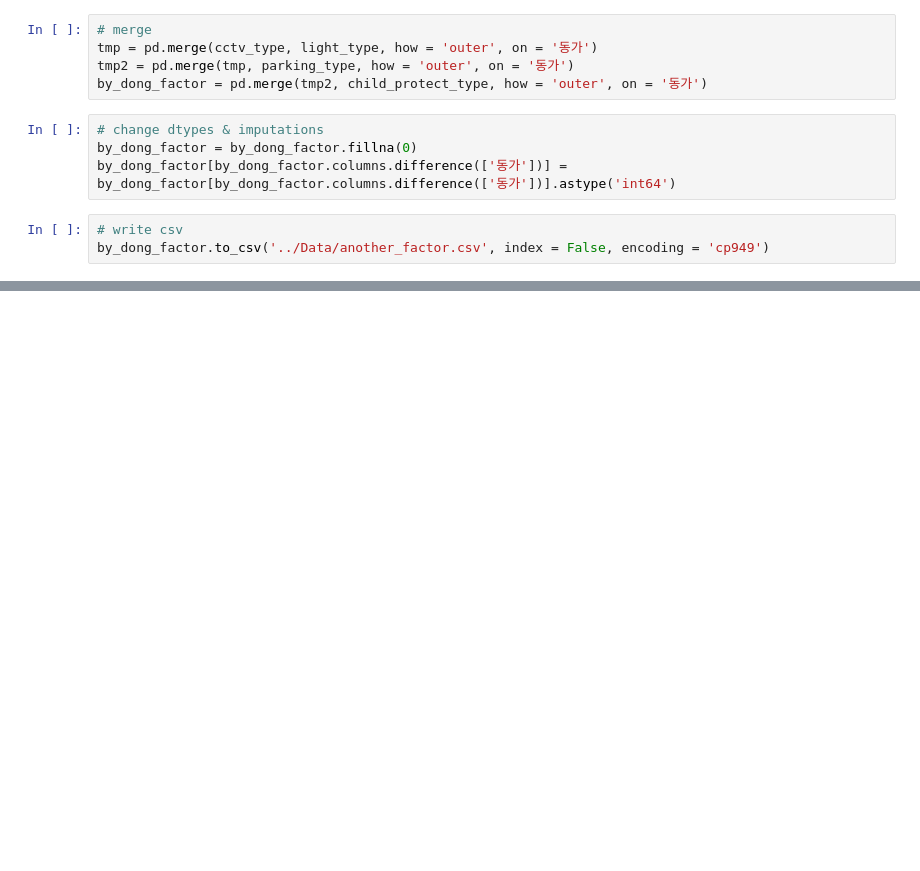
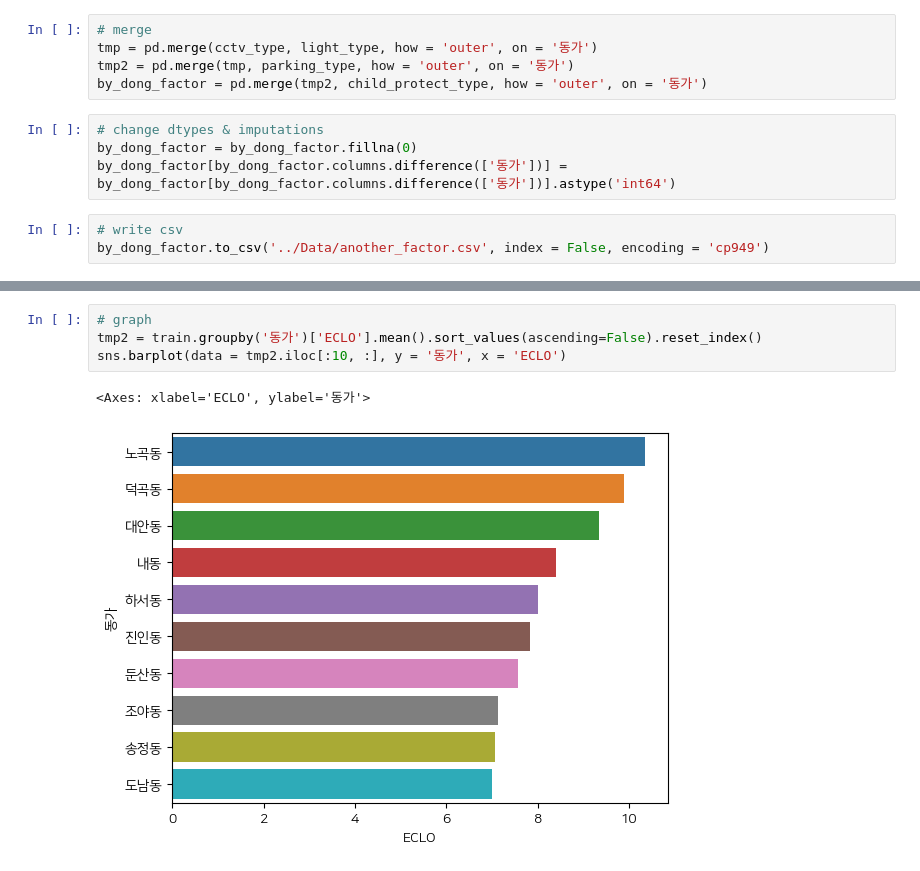
Before and after one commit to Daw-ny/2023_Upstage_03rd_Proj, a Jupyter notebook: TA/Code/01_data_eda.ipynb, the cells around one changed output, grey strips where cells are left out. Saved outputs shown, nothing was run; the diff lists cells and outputs as text; blank space fills up the shorter version.

```diff
--- a/TA/Code/01_data_eda.ipynb
+++ b/TA/Code/01_data_eda.ipynb
@@ -296,0 +384,7 @@ by_dong_factor.to_csv('../Data/another_factor.csv', index = False, encoding = 'c
+# %%
+# graph
+tmp2 = train.groupby('동가')['ECLO'].mean().sort_values(ascending=False).reset_index()
+sns.barplot(data = tmp2.iloc[:10, :], y = '동가', x = 'ECLO')
+# %% [output]
+<Axes: xlabel='ECLO', ylabel='동가'>
+[figure, added]
```
Also changed, not shown: parts of 12 cells of this notebook, 4 other files.
